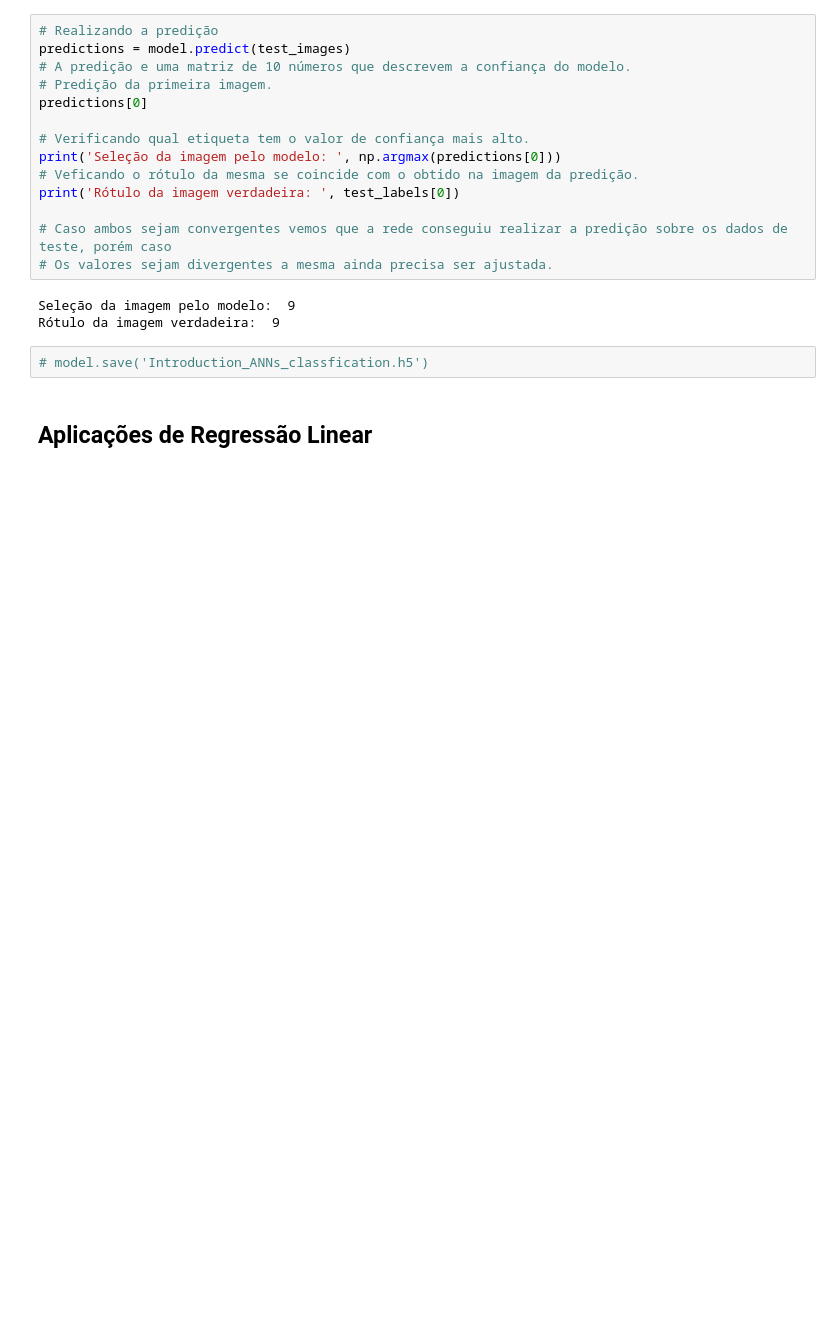
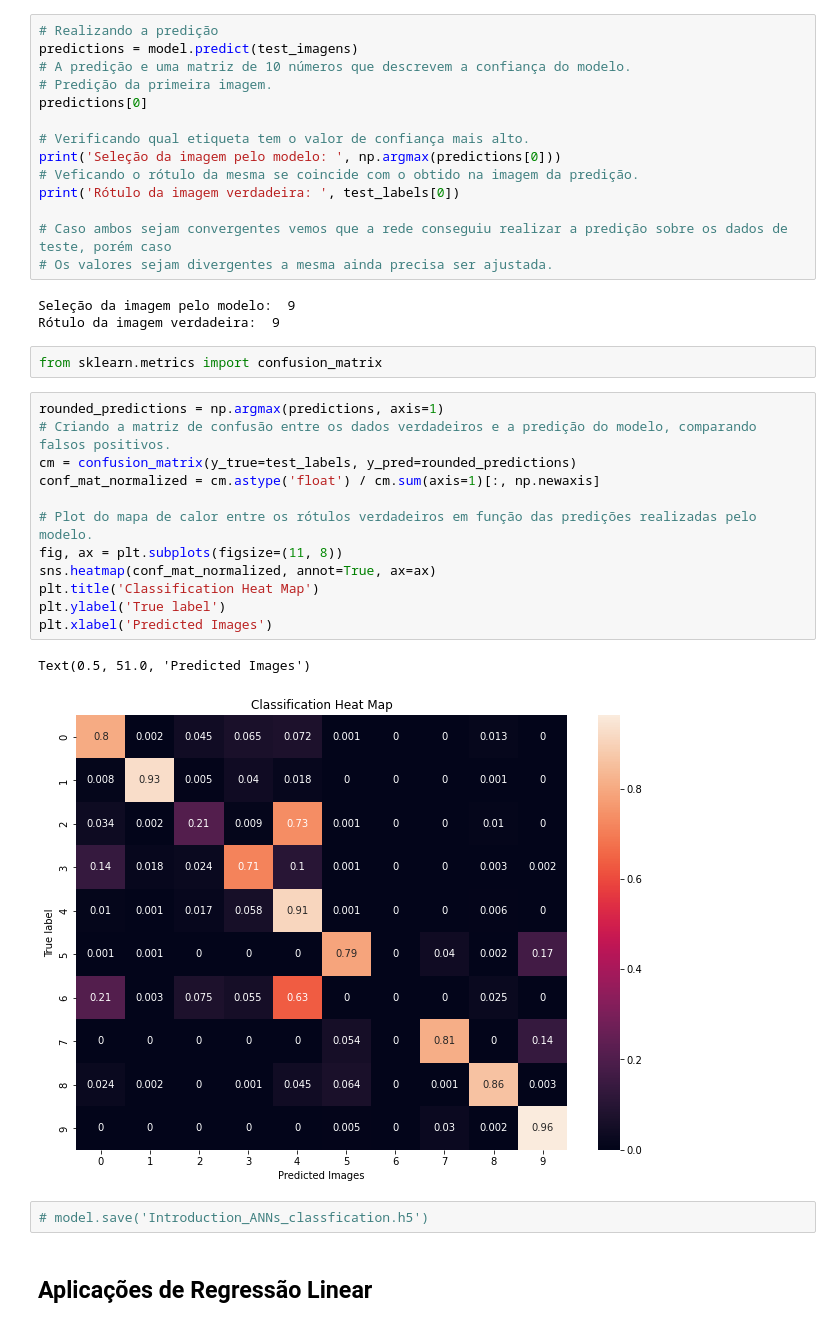
Before and after one commit to silasabs/PIVIC-PIBIC-Comunicacoes-Opticas, a Jupyter notebook: jupyter notebooks/Introduction_ANNs.ipynb, the cells around one changed output. Saved outputs shown, nothing was run; the diff lists cells and outputs as text; blank space fills up the shorter version.

```diff
--- a/jupyter notebooks/Introduction_ANNs.ipynb
+++ b/jupyter notebooks/Introduction_ANNs.ipynb
@@ -523,7 +527,7 @@ plt.tight_layout()
 ### Realizando Predições
 # %%
 # Realizando a predição
-predictions = model.predict(test_images)
+predictions = model.predict(test_imagens)
 # A predição e uma matriz de 10 números que descrevem a confiança do modelo.
 # Predição da primeira imagem.
 predictions[0]
@@ -538,6 +542,23 @@ print('Rótulo da imagem verdadeira: ', test_labels[0])
 # %% [output]
 Seleção da imagem pelo modelo:  9
 Rótulo da imagem verdadeira:  9
+# %%
+from sklearn.metrics import confusion_matrix
+# %%
+rounded_predictions = np.argmax(predictions, axis=1)
+# Criando a matriz de confusão entre os dados verdadeiros e a predição do modelo, comparando falsos positivos.
+cm = confusion_matrix(y_true=test_labels, y_pred=rounded_predictions)
+conf_mat_normalized = cm.astype('float') / cm.sum(axis=1)[:, np.newaxis]
+
+# Plot do mapa de calor entre os rótulos verdadeiros em função das predições realizadas pelo modelo.
+fig, ax = plt.subplots(figsize=(11, 8))
+sns.heatmap(conf_mat_normalized, annot=True, ax=ax)
+plt.title('Classification Heat Map')
+plt.ylabel('True label')
+plt.xlabel('Predicted Images')
+# %% [output]
+Text(0.5, 51.0, 'Predicted Images')
+[figure, added]
 # %%
 # model.save('Introduction_ANNs_classfication.h5')
 # %% [markdown]
```
Also changed, not shown: parts of 5 cells of this notebook.
